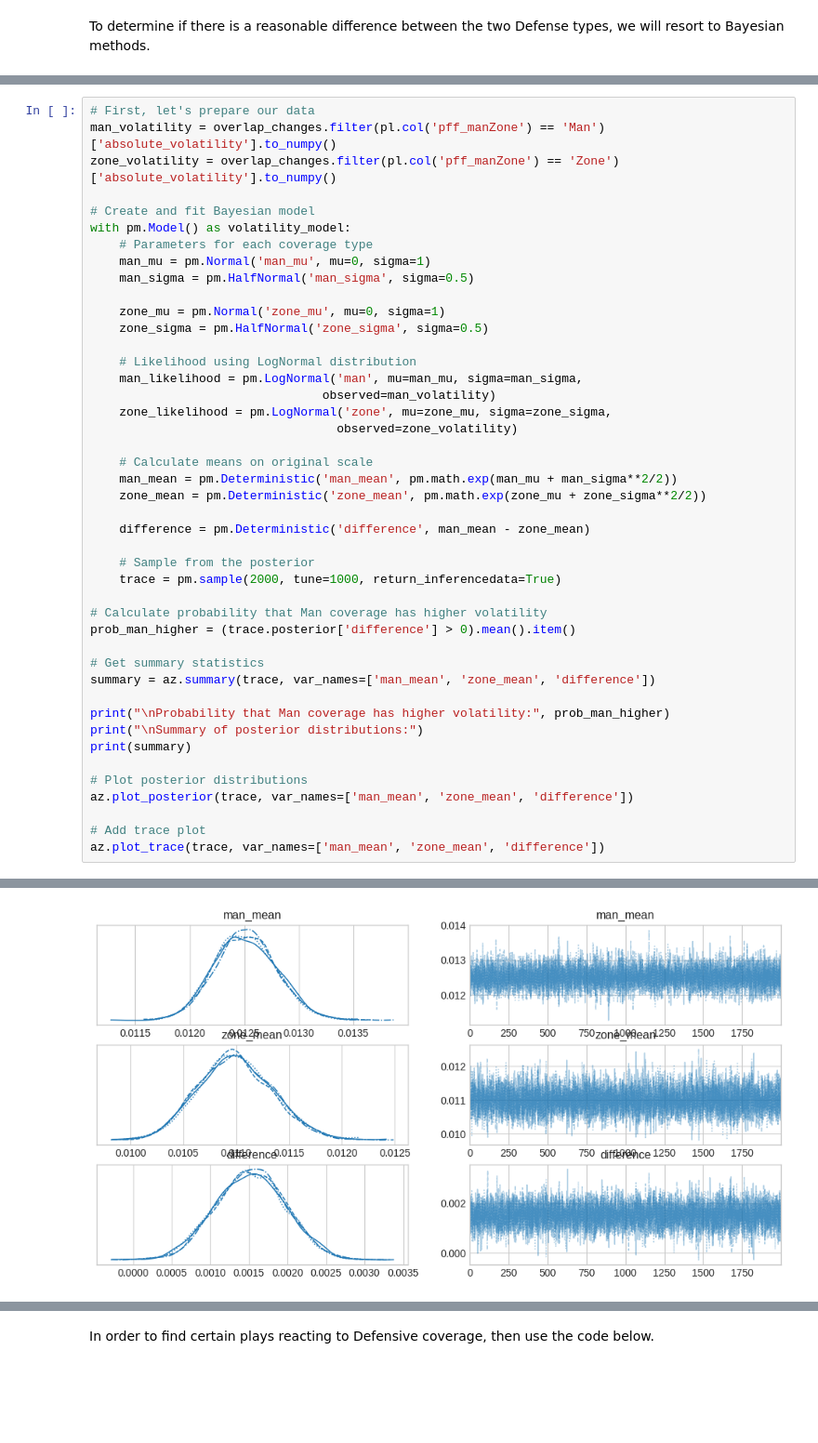
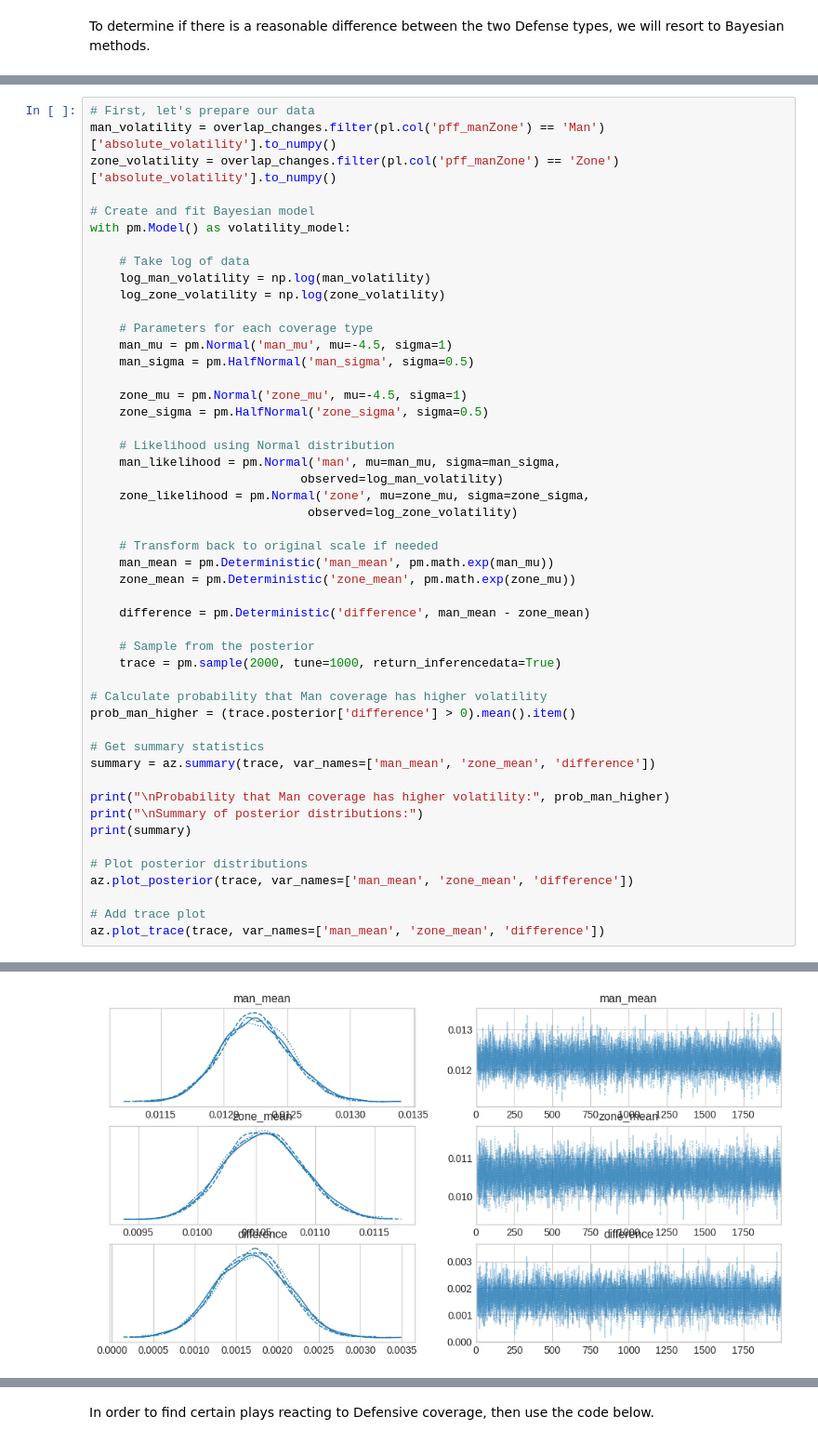
Before and after one commit to dgrifka/nfl_motion_coverage_overlap, a Jupyter notebook: Overlap_Analysis.ipynb, the cells around one changed output, grey strips where cells are left out. Shown at 93% size. Cells and saved outputs as stored; diff of their text form; blank space fills up the shorter version.

```diff
--- a/Overlap_Analysis.ipynb
+++ b/Overlap_Analysis.ipynb
@@ -273,22 +298,27 @@ zone_volatility = overlap_changes.filter(pl.col('pff_manZone') == 'Zone')['absol
 
 # Create and fit Bayesian model
 with pm.Model() as volatility_model:
+
+    # Take log of data
+    log_man_volatility = np.log(man_volatility)
+    log_zone_volatility = np.log(zone_volatility)
+
     # Parameters for each coverage type
-    man_mu = pm.Normal('man_mu', mu=0, sigma=1)
+    man_mu = pm.Normal('man_mu', mu=-4.5, sigma=1)
     man_sigma = pm.HalfNormal('man_sigma', sigma=0.5)
 
-    zone_mu = pm.Normal('zone_mu', mu=0, sigma=1)
+    zone_mu = pm.Normal('zone_mu', mu=-4.5, sigma=1)
     zone_sigma = pm.HalfNormal('zone_sigma', sigma=0.5)
 
-    # Likelihood using LogNormal distribution
-    man_likelihood = pm.LogNormal('man', mu=man_mu, sigma=man_sigma,
-                                observed=man_volatility)
-    zone_likelihood = pm.LogNormal('zone', mu=zone_mu, sigma=zone_sigma,
-                                  observed=zone_volatility)
+    # Likelihood using Normal distribution
+    man_likelihood = pm.Normal('man', mu=man_mu, sigma=man_sigma,
+                             observed=log_man_volatility)
+    zone_likelihood = pm.Normal('zone', mu=zone_mu, sigma=zone_sigma,
+                              observed=log_zone_volatility)
 
-    # Calculate means on original scale
-    man_mean = pm.Deterministic('man_mean', pm.math.exp(man_mu + man_sigma**2/2))
-    zone_mean = pm.Deterministic('zone_mean', pm.math.exp(zone_mu + zone_sigma**2/2))
+    # Transform back to original scale if needed
+    man_mean = pm.Deterministic('man_mean', pm.math.exp(man_mu))
+    zone_mean = pm.Deterministic('zone_mean', pm.math.exp(zone_mu))
 
     difference = pm.Deterministic('difference', man_mean - zone_mean)
 
@@ -335,4 +365,4 @@ array([[<Axes: title={'center': 'man_mean'}>,
-[figure, old version]
+[figure, new version]
 # %% [markdown]
 # Bayesian Delta Analysis Model
 
```
Also changed, not shown: parts of 8 cells of this notebook.
